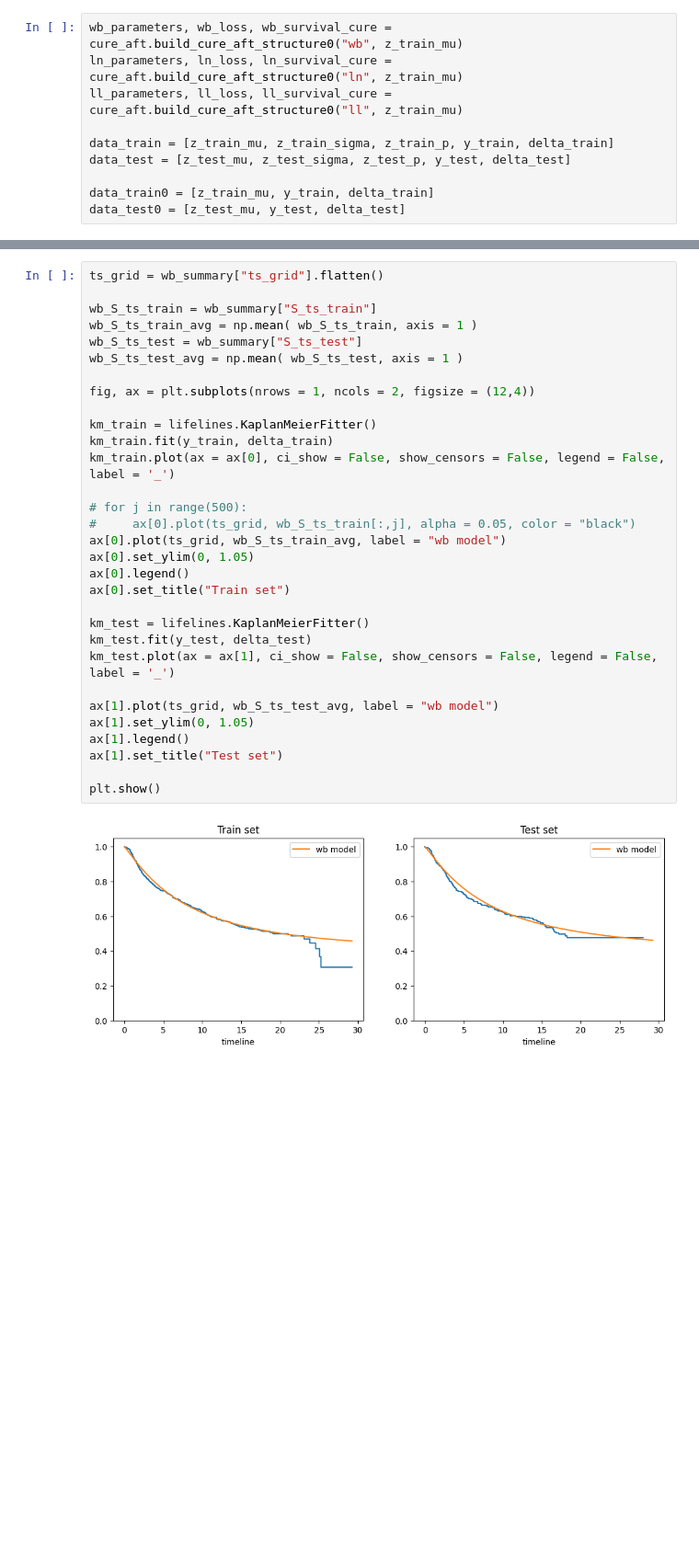
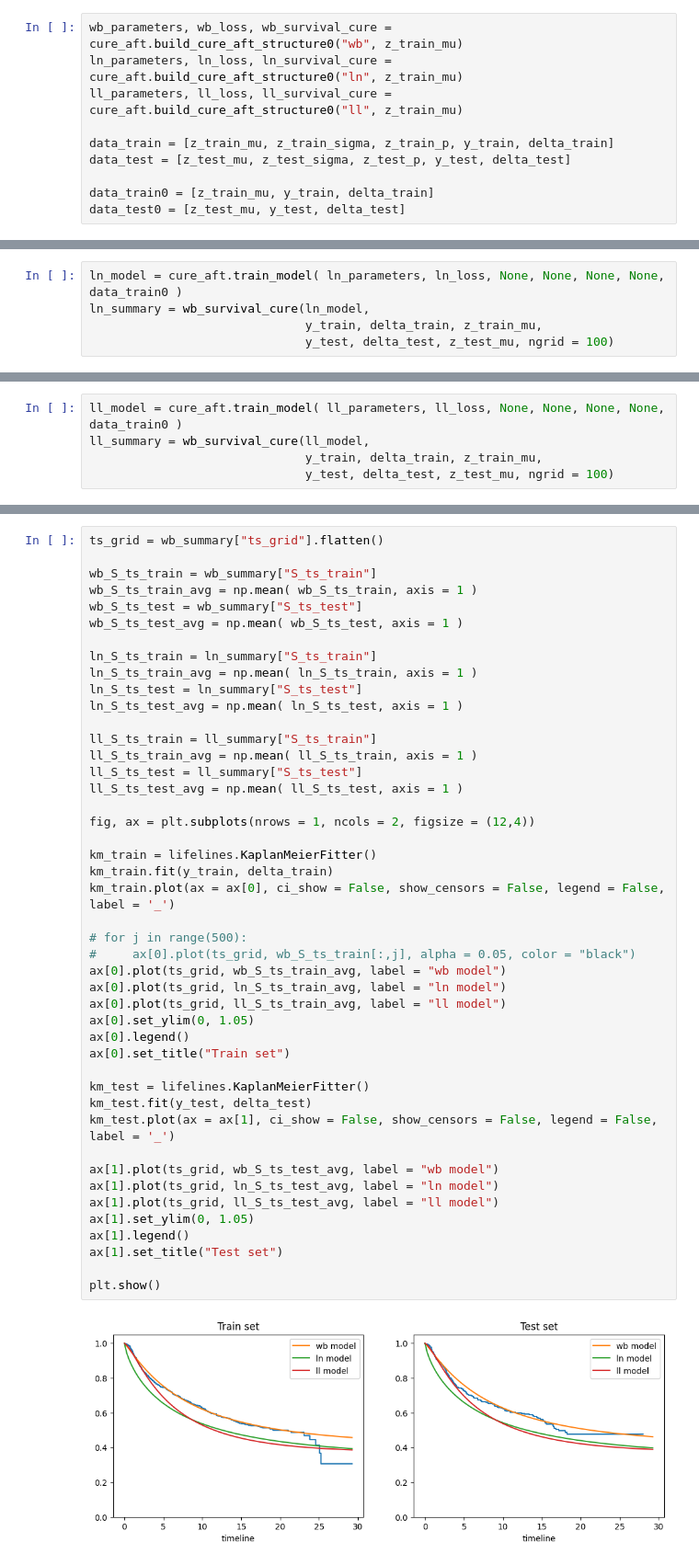
Before and after one commit to nhilariosilva/metabric_aft_models, a Jupyter notebook: notebooks/Structure0 Models.ipynb, the cells around one changed output, grey strips where cells are left out. Shown at 92% size. Cells and saved outputs as stored; diff of their text form; blank space fills up the shorter version.

```diff
--- a/notebooks/Structure0 Models.ipynb
+++ b/notebooks/Structure0 Models.ipynb
@@ -123,0 +130,5 @@ Optimization finished in 9.348 seconds.
+# %%
+ln_model = cure_aft.train_model( ln_parameters, ln_loss, None, None, None, None, data_train0 )
+ln_summary = wb_survival_cure(ln_model,
+                              y_train, delta_train, z_train_mu,
+                              y_test, delta_test, z_test_mu, ngrid = 100)
@@ -123,0 +146,5 @@ Optimization finished in 9.348 seconds.
+# %%
+ll_model = cure_aft.train_model( ll_parameters, ll_loss, None, None, None, None, data_train0 )
+ll_summary = wb_survival_cure(ll_model,
+                              y_train, delta_train, z_train_mu,
+                              y_test, delta_test, z_test_mu, ngrid = 100)
@@ -126,34 +164,48 @@ ts_grid = wb_summary["ts_grid"].flatten()
 
 wb_S_ts_train = wb_summary["S_ts_train"]
 wb_S_ts_train_avg = np.mean( wb_S_ts_train, axis = 1 )
 wb_S_ts_test = wb_summary["S_ts_test"]
 wb_S_ts_test_avg = np.mean( wb_S_ts_test, axis = 1 )
+
+ln_S_ts_train = ln_summary["S_ts_train"]
+ln_S_ts_train_avg = np.mean( ln_S_ts_train, axis = 1 )
+ln_S_ts_test = ln_summary["S_ts_test"]
+ln_S_ts_test_avg = np.mean( ln_S_ts_test, axis = 1 )
+
+ll_S_ts_train = ll_summary["S_ts_train"]
+ll_S_ts_train_avg = np.mean( ll_S_ts_train, axis = 1 )
+ll_S_ts_test = ll_summary["S_ts_test"]
+ll_S_ts_test_avg = np.mean( ll_S_ts_test, axis = 1 )
 
 fig, ax = plt.subplots(nrows = 1, ncols = 2, figsize = (12,4))
 
 km_train = lifelines.KaplanMeierFitter()
 km_train.fit(y_train, delta_train)
 km_train.plot(ax = ax[0], ci_show = False, show_censors = False, legend = False, label = '_')
 
 # for j in range(500):
 #     ax[0].plot(ts_grid, wb_S_ts_train[:,j], alpha = 0.05, color = "black")
 ax[0].plot(ts_grid, wb_S_ts_train_avg, label = "wb model")
+ax[0].plot(ts_grid, ln_S_ts_train_avg, label = "ln model")
+ax[0].plot(ts_grid, ll_S_ts_train_avg, label = "ll model")
 ax[0].set_ylim(0, 1.05)
 ax[0].legend()
 ax[0].set_title("Train set")
 
 km_test = lifelines.KaplanMeierFitter()
 km_test.fit(y_test, delta_test)
 km_test.plot(ax = ax[1], ci_show = False, show_censors = False, legend = False, label = '_')
 
 ax[1].plot(ts_grid, wb_S_ts_test_avg, label = "wb model")
+ax[1].plot(ts_grid, ln_S_ts_test_avg, label = "ln model")
+ax[1].plot(ts_grid, ll_S_ts_test_avg, label = "ll model")
 ax[1].set_ylim(0, 1.05)
 ax[1].legend()
 ax[1].set_title("Test set")
 
 plt.show()
 # %% [output]
-[figure, old version]
+[figure, new version]
 # %%
 pd.options.display.float_format = '{:.6f}'.format
 mu_colnames = list( np.char.add("mu_", list(z_train_mu.columns)) )
```
Also changed, not shown: parts of 8 cells of this notebook, 58 other files.
